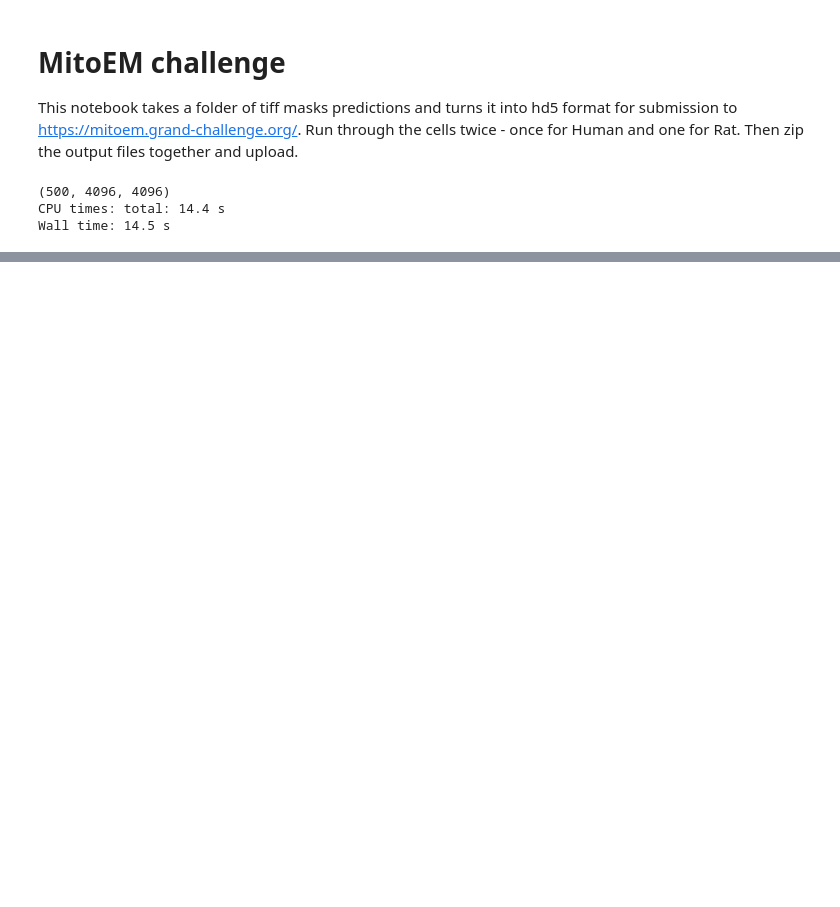
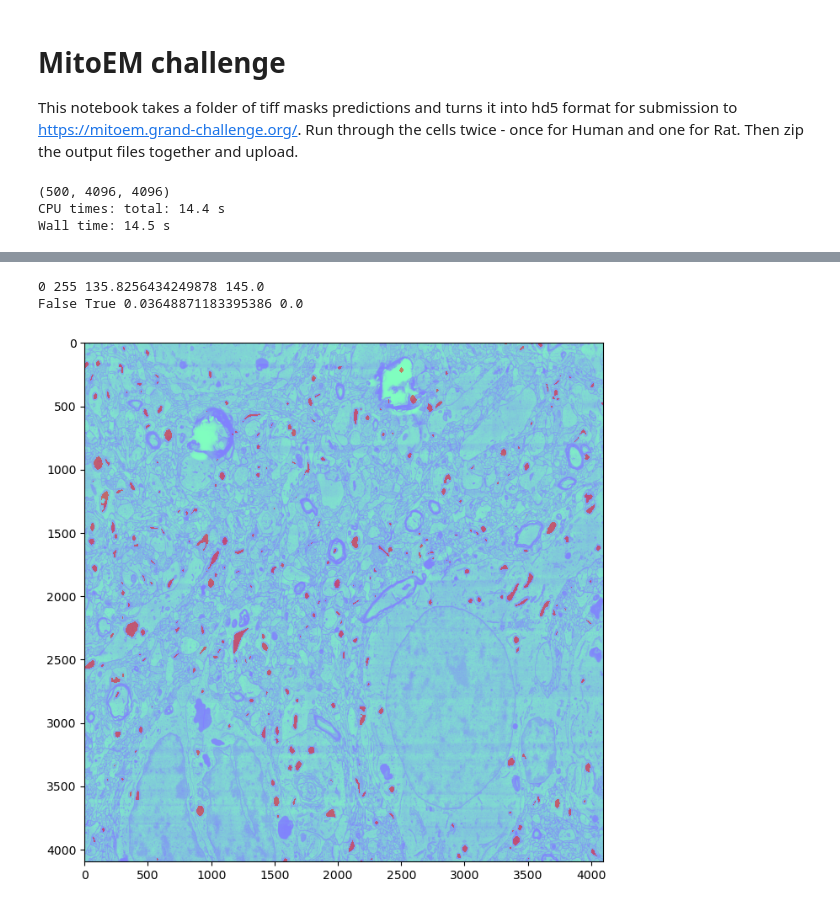
Before and after one commit to Sydney-Informatics-Hub/Microscopy-Segmentation, a Jupyter notebook: notebooks/tif2h5.ipynb, the cells around one changed output, grey strips where cells are left out. Cells and saved outputs as stored; diff of their text form; code cells hidden in the pictures; blank space fills up the shorter version.

```diff
--- a/notebooks/tif2h5.ipynb
+++ b/notebooks/tif2h5.ipynb
@@ -129,7 +145,11 @@ def plot_diagnostic(gt, pred):
 
     plt.show()
 # %%
-plot_diagnostic(volume_data[100,:,:], opened_data[100,:,:])
+plot_diagnostic(volume_data[330,:,:], opened_data[330,:,:])
+# %% [output]
+0 255 135.8256434249878 145.0
+False True 0.03648871183395386 0.0
+[figure, added]
 # %%
 plt.imshow(volume_data[100,:,:])
 plt.show()
```
Also changed, not shown: parts of 6 cells of this notebook.
